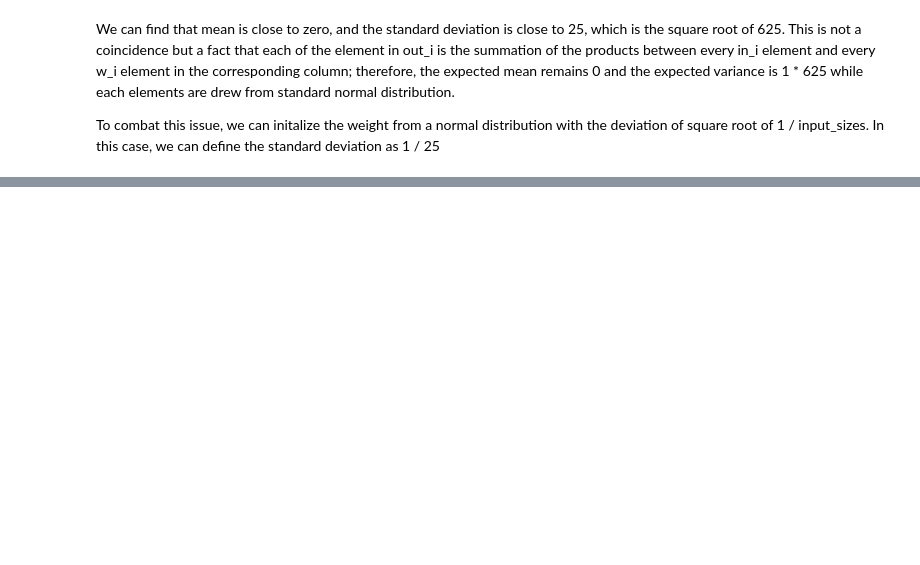
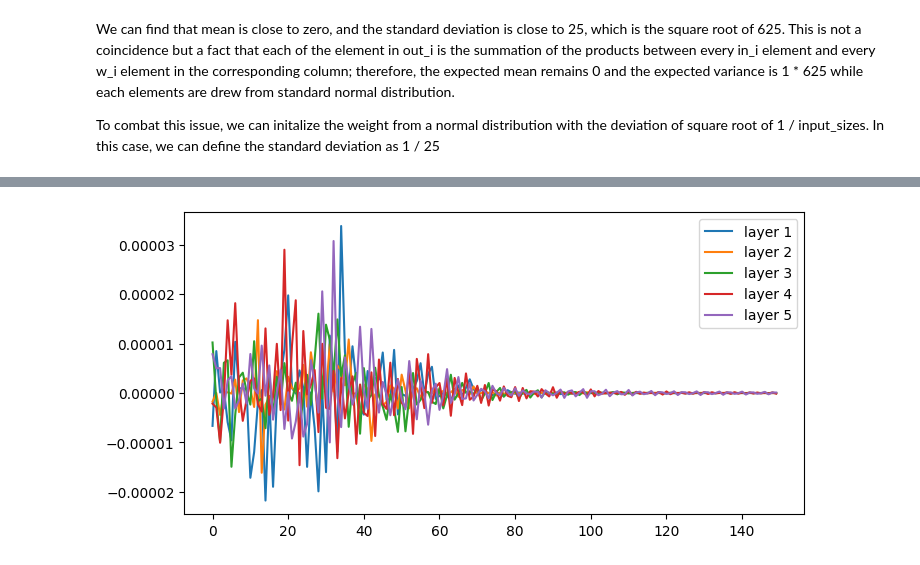
Before and after one commit to ramenwang/data-science-hub, a Jupyter notebook: weight_initialization/Weight_Initialization_Study.ipynb, the cells around one changed output, grey strips where cells are left out. Cells and saved outputs as stored; diff of their text form; code cells hidden in the pictures; blank space fills up the shorter version.

```diff
--- a/weight_initialization/Weight_Initialization_Study.ipynb
+++ b/weight_initialization/Weight_Initialization_Study.ipynb
@@ -99,0 +103,54 @@ The mean is 0.017422931268811226, and the standard deviation is 0.98134112358093
+# %%
+# define a function for testing gradients for different intializer
+def plot_gradient_5lyr(x, y, w1, w2, w3, w4, w5):
+    lr = 0.001
+
+    m1, m2, m3, m4, m5 = [], [], [], [], []
+    n_epoachs = 150
+    for epoach in range(n_epoachs):
+        with tf.GradientTape() as g:
+            g.watch([w1, w2, w3, w4, w5])
+            # forward
+            x = tf.matmul(x, w1)
+            x = tf.matmul(x, w2)
+            x = tf.matmul(x, w3)
+            x = tf.matmul(x, w4)
+            x = tf.matmul(x, w5)
+            loss = tf.reduce_mean(tf.square(y - x))
+            g_w = g.gradient(loss, [w1, w2, w3, w4, w5])
+            # update weights
+            w1 -= g_w[0] * lr
+            w2 -= g_w[1] * lr
+            w3 -= g_w[2] * lr
+            w4 -= g_w[3] * lr
+            w5 -= g_w[4] * lr
+            # get mean gradients
+            m1.append(np.mean(g_w[0]))
+            m2.append(np.mean(g_w[1]))
+            m3.append(np.mean(g_w[2]))
+            m4.append(np.mean(g_w[3]))
+            m5.append(np.mean(g_w[4]))
+
+    # plot gradients at each layer
+    plt.figure(figsize=(8, 4), dpi=100)
+    plt.plot(np.arange(n_epoachs), m1, '-', label='layer 1')
+    plt.plot(np.arange(n_epoachs), m2, '-', label='layer 2')
+    plt.plot(np.arange(n_epoachs), m3, '-', label='layer 3')
+    plt.plot(np.arange(n_epoachs), m4, '-', label='layer 4')
+    plt.plot(np.arange(n_epoachs), m5, '-', label='layer 5')
+    plt.legend(loc="best")
+    plt.show()
+
+# check how this technique performs in a 5 layer gradient descent
+x = tf.random.normal([1,625], mean=0., stddev=1.0) # input x
+y = tf.random.normal([1,625], mean=0., stddev=1.0) # output y
+# initial weights based on above techniques
+w1 = tf.random.normal([625,625], mean=0., stddev=(1/25))
+w2 = tf.random.normal([625,625], mean=0., stddev=(1/25))
+w3 = tf.random.normal([625,625], mean=0., stddev=(1/25))
+w4 = tf.random.normal([625,625], mean=0., stddev=(1/25))
+w5 = tf.random.normal([625,625], mean=0., stddev=(1/25))
+
+plot_gradient_5lyr(x, y, w1, w2, w3, w4, w5)
+# %% [output]
+[figure, added]
```
Also changed, not shown: parts of 8 cells of this notebook.
